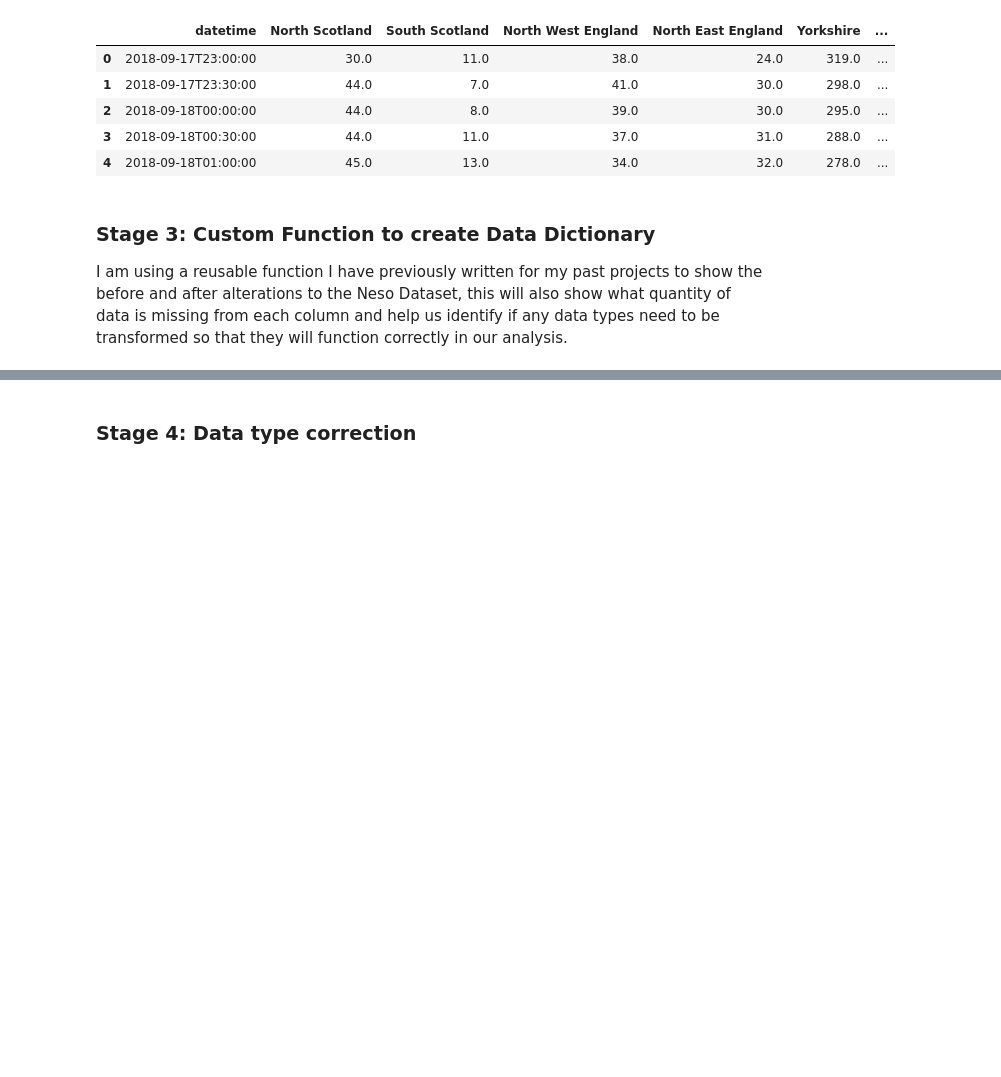
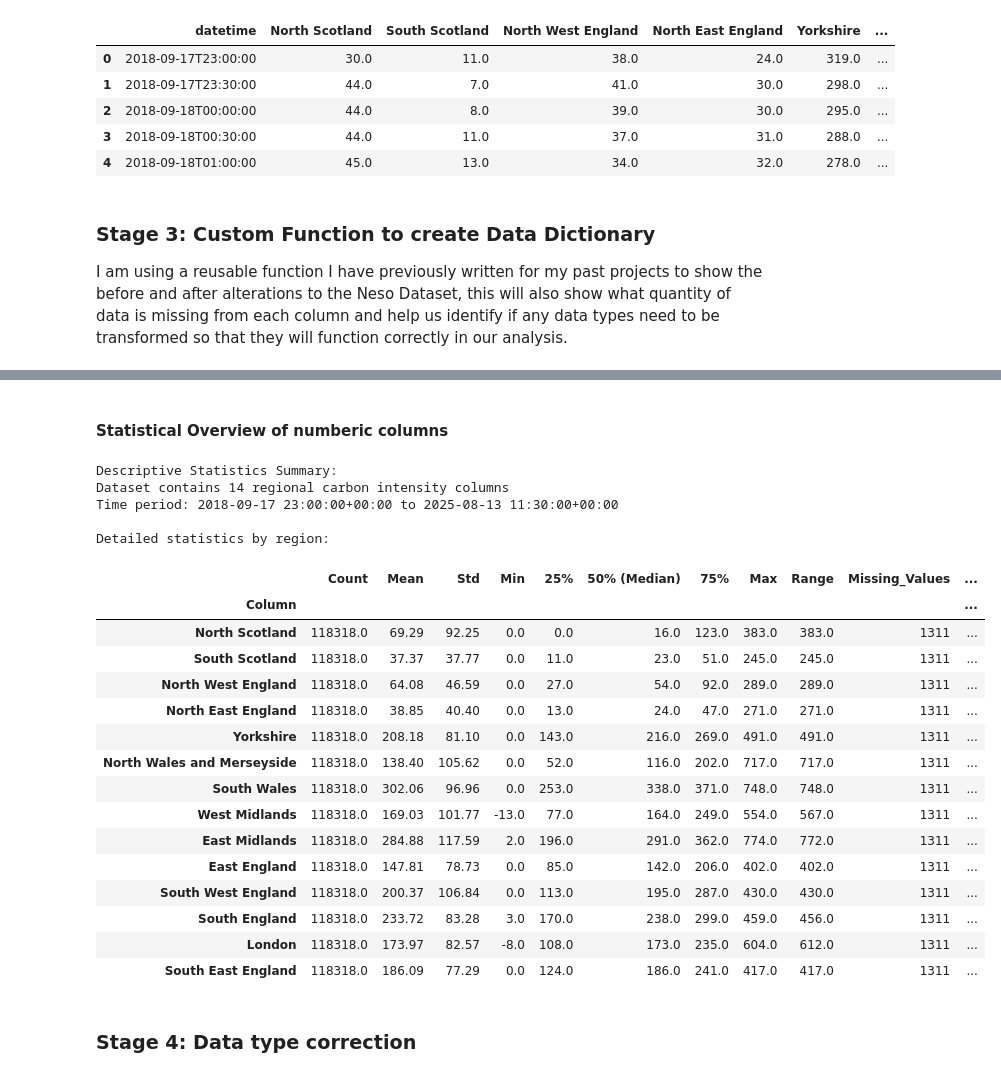
Before and after one commit to Julian-Elliott/grid-carbon-analysis, a Jupyter notebook: notebooks/03_transform_regional_carbon_intensity.ipynb, the cells around one changed output, grey strips where cells are left out. Drawn from its saved outputs; the diff is of its cells as text; code cells hidden in the pictures; blank space fills up the shorter version.

```diff
--- a/notebooks/03_transform_regional_carbon_intensity.ipynb
+++ b/notebooks/03_transform_regional_carbon_intensity.ipynb
@@ -121,6 +121,71 @@ NESO Regional Carbon Intensity Dataset - Data Dictionary
 | 12 | South England | float64 | 1311 | 1.1 | 446 | 116.0, 152.0, 152.0 | South England carbon intensity fo... |
 | 13 | London | float64 | 1311 | 1.1 | 548 | 49.0, 69.0, 68.0 | London carbon intensity forecast,... |
 | 14 | South East England | float64 | 1311 | 1.1 | 415 | 73.0, 70.0, 70.0 | South East England carbon intensi... |
+# %% [markdown]
+#### Statistical Overview of numberic columns
+# %%
+# Get regional columns (excluding datetime)
+regional_cols = [col for col in df.columns if col != 'datetime']
+
+# Collect describe statistics for all regional columns
+describe_stats = []
+
+for col in regional_cols:
+    stats = df[col].describe()
+
+    # Create a dictionary with column name and all describe statistics
+    stats_dict = {
+        'Column': col,
+        'Count': stats['count'],
+        'Mean': round(stats['mean'], 2),
+        'Std': round(stats['std'], 2),
+        'Min': round(stats['min'], 2),
+        '25%': round(stats['25%'], 2),
+        '50% (Median)': round(stats['50%'], 2),
+        '75%': round(stats['75%'], 2),
+        'Max': round(stats['max'], 2),
+        'Range': round(stats['max'] - stats['min'], 2),
+        'Missing_Values': df[col].isnull().sum(),
+        'Missing_Percentage': round((df[col].isnull().sum() / len(df)) * 100, 2)
+    }
+
+    describe_stats.append(stats_dict)
+
+# Convert to DataFrame
+describe_df = pd.DataFrame(describe_stats)
+
+# Set column name as index for easier reading
+describe_df.set_index('Column', inplace=True)
+
+print("Descriptive Statistics Summary:")
+print(f"Dataset contains {len(regional_cols)} regional carbon intensity columns")
+print(f"Time period: {df['datetime'].min()} to {df['datetime'].max()}")
+print("\nDetailed statistics by region:")
+
+# Display the DataFrame
+describe_df
+# %% [output]
+Descriptive Statistics Summary:
+Dataset contains 14 regional carbon intensity columns
+Time period: 2018-09-17 23:00:00+00:00 to 2025-08-13 11:30:00+00:00
+
+Detailed statistics by region:
+|  | Count | Mean | Std | Min | 25% | 50% (Median) | 75% | Max | Range | Missing_Values | ... |
+| Column |  |  |  |  |  |  |  |  |  |  | ... |
+| North Scotland | 118318.0 | 69.29 | 92.25 | 0.0 | 0.0 | 16.0 | 123.0 | 383.0 | 383.0 | 1311 | ... |
+| South Scotland | 118318.0 | 37.37 | 37.77 | 0.0 | 11.0 | 23.0 | 51.0 | 245.0 | 245.0 | 1311 | ... |
+| North West England | 118318.0 | 64.08 | 46.59 | 0.0 | 27.0 | 54.0 | 92.0 | 289.0 | 289.0 | 1311 | ... |
+| North East England | 118318.0 | 38.85 | 40.40 | 0.0 | 13.0 | 24.0 | 47.0 | 271.0 | 271.0 | 1311 | ... |
+| Yorkshire | 118318.0 | 208.18 | 81.10 | 0.0 | 143.0 | 216.0 | 269.0 | 491.0 | 491.0 | 1311 | ... |
+| North Wales and Merseyside | 118318.0 | 138.40 | 105.62 | 0.0 | 52.0 | 116.0 | 202.0 | 717.0 | 717.0 | 1311 | ... |
+| South Wales | 118318.0 | 302.06 | 96.96 | 0.0 | 253.0 | 338.0 | 371.0 | 748.0 | 748.0 | 1311 | ... |
+| West Midlands | 118318.0 | 169.03 | 101.77 | -13.0 | 77.0 | 164.0 | 249.0 | 554.0 | 567.0 | 1311 | ... |
+| East Midlands | 118318.0 | 284.88 | 117.59 | 2.0 | 196.0 | 291.0 | 362.0 | 774.0 | 772.0 | 1311 | ... |
+| East England | 118318.0 | 147.81 | 78.73 | 0.0 | 85.0 | 142.0 | 206.0 | 402.0 | 402.0 | 1311 | ... |
+| South West England | 118318.0 | 200.37 | 106.84 | 0.0 | 113.0 | 195.0 | 287.0 | 430.0 | 430.0 | 1311 | ... |
+| South England | 118318.0 | 233.72 | 83.28 | 3.0 | 170.0 | 238.0 | 299.0 | 459.0 | 456.0 | 1311 | ... |
+| London | 118318.0 | 173.97 | 82.57 | -8.0 | 108.0 | 173.0 | 235.0 | 604.0 | 612.0 | 1311 | ... |
+| South East England | 118318.0 | 186.09 | 77.29 | 0.0 | 124.0 | 186.0 | 241.0 | 417.0 | 417.0 | 1311 | ... |
 # %% [markdown]
 ### Stage 4: Data type correction
 # %%
```
Also changed, not shown: parts of 10 cells of this notebook, 1 other file.
